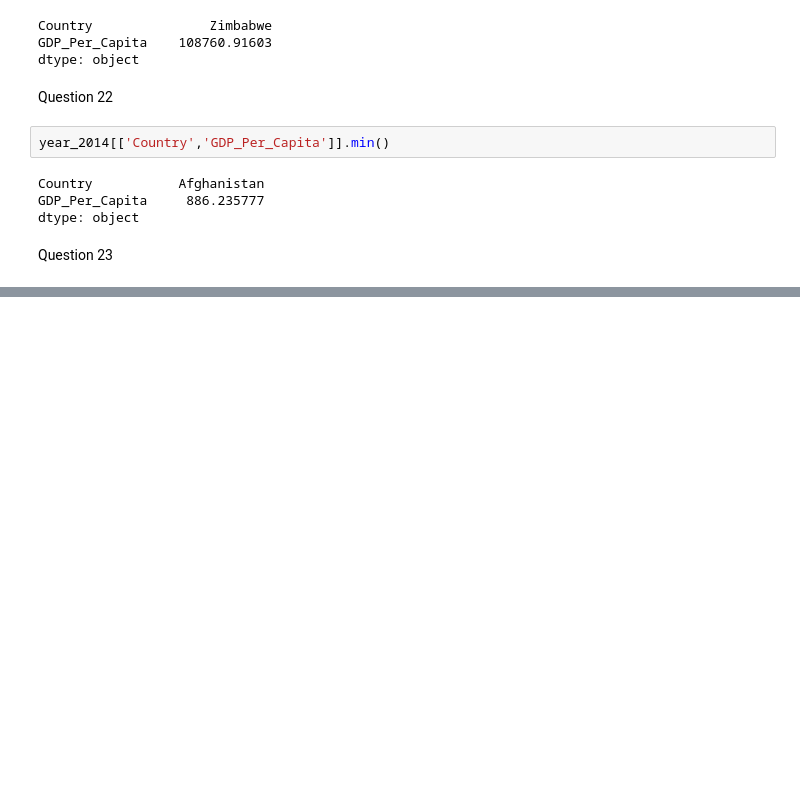
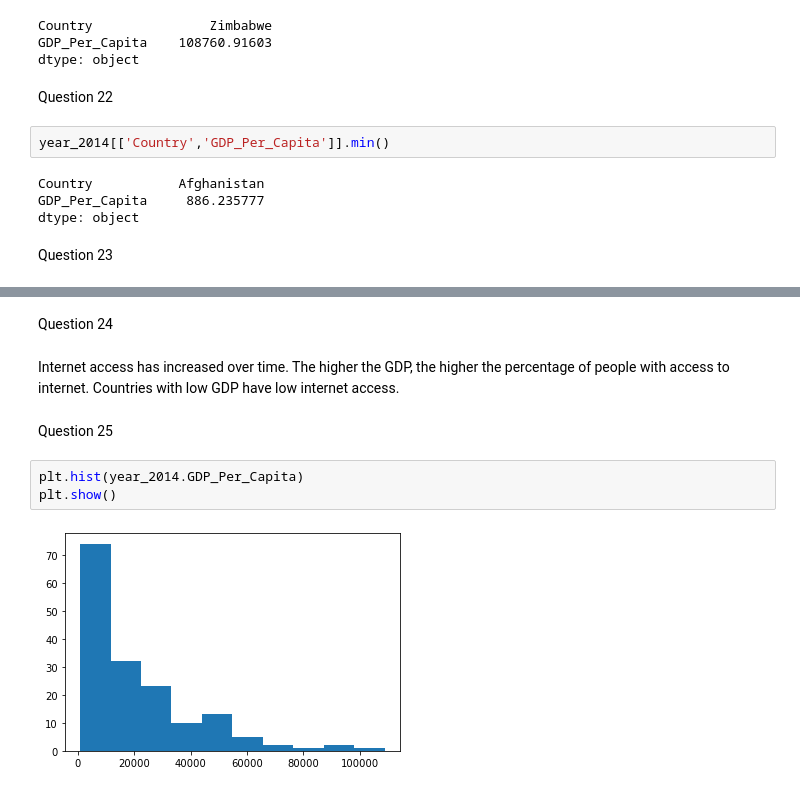
Before and after one commit to kmgarrett1/gdp-and-internet-usage, a Jupyter notebook: notebooks/GDP_Internet_Usage.ipynb, the cells around one changed output, grey strips where cells are left out. Cells and saved outputs as stored; diff of their text form; blank space fills up the shorter version.

Commit message:
Question 26

```diff
--- a/notebooks/GDP_Internet_Usage.ipynb
+++ b/notebooks/GDP_Internet_Usage.ipynb
@@ -326,0 +347,11 @@ SyntaxError: EOL while scanning string literal (1122861460.py, line 1)
+# %% [markdown]
+Question 24
+# %% [markdown]
+Internet access has increased over time. The higher the GDP, the higher the percentage of people with access to internet. Countries with low GDP have low internet access.
+# %% [markdown]
+Question 25
+# %%
+plt.hist(year_2014.GDP_Per_Capita)
+plt.show()
+# %% [output]
+[figure, added]
```
Also changed, not shown: parts of 9 cells of this notebook.
